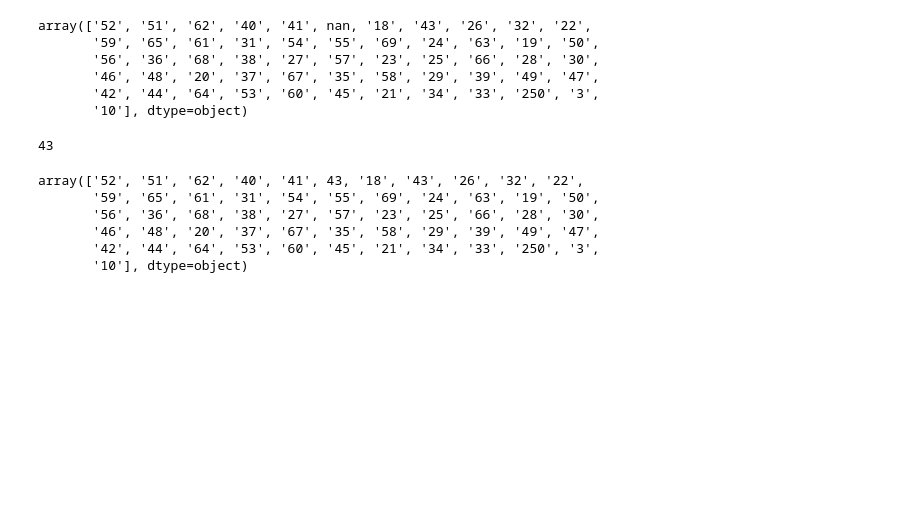
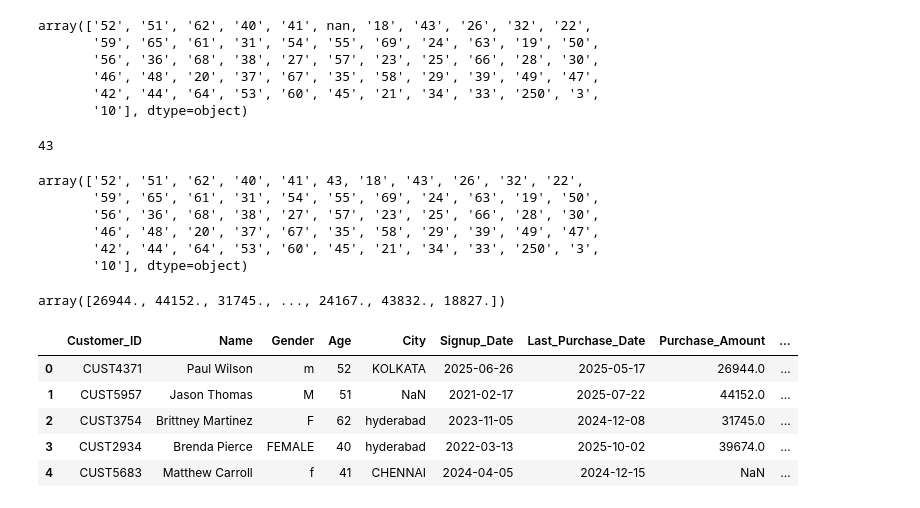
Before and after one commit to Devvrat12/Data-Wrangling-Quality-Engineering-for-Customer-Sales-Analytics, a Jupyter notebook: 1_Data_Cleaning.ipynb, the cells around one changed output. Drawn from its saved outputs; the diff is of its cells as text; code cells hidden in the pictures; blank space fills up the shorter version.

Commit message:
Purchase_Amount and Feedback_Score

```diff
--- a/1_Data_Cleaning.ipynb
+++ b/1_Data_Cleaning.ipynb
@@ -235,3 +235,16 @@ array(['52', '51', '62', '40', '41', 43, '18', '43', '26', '32', '22',
        '46', '48', '20', '37', '67', '35', '58', '29', '39', '49', '47',
        '42', '44', '64', '53', '60', '45', '21', '34', '33', '250', '3',
        '10'], dtype=object)
+# %%
+df['Purchase_Amount'].unique()
+# %% [output]
+array([26944., 44152., 31745., ..., 24167., 43832., 18827.])
+# %%
+df.head()
+# %% [output]
+|  | Customer_ID | Name | Gender | Age | City | Signup_Date | Last_Purchase_Date | Purchase_Amount | ... |
+| 0 | CUST4371 | Paul Wilson | m | 52 | KOLKATA | 2025-06-26 | 2025-05-17 | 26944.0 | ... |
+| 1 | CUST5957 | Jason Thomas | M | 51 | NaN | 2021-02-17 | 2025-07-22 | 44152.0 | ... |
+| 2 | CUST3754 | Brittney Martinez | F | 62 | hyderabad | 2023-11-05 | 2024-12-08 | 31745.0 | ... |
+| 3 | CUST2934 | Brenda Pierce | FEMALE | 40 | hyderabad | 2022-03-13 | 2025-10-02 | 39674.0 | ... |
+| 4 | CUST5683 | Matthew Carroll | f | 41 | CHENNAI | 2024-04-05 | 2024-12-15 | NaN | ... |
```
Also changed, not shown: parts of 4 cells of this notebook.
